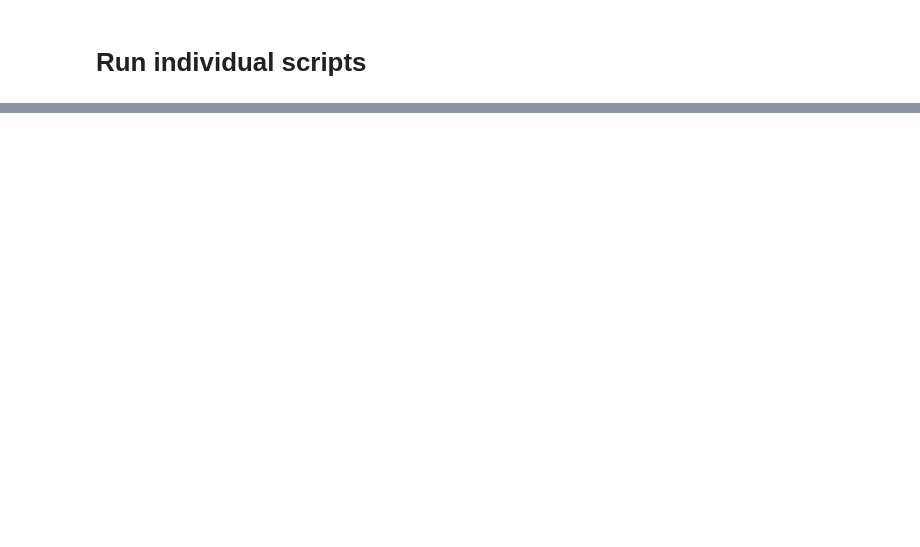
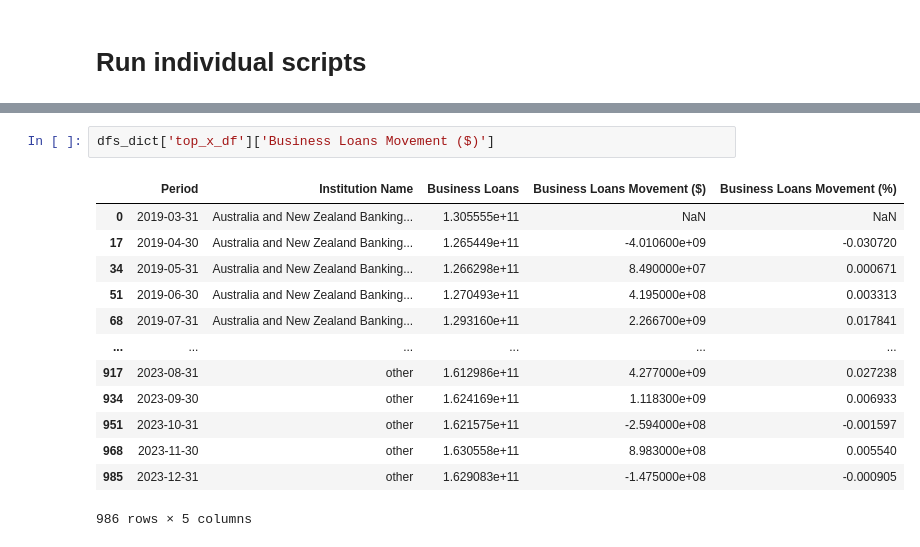
Before and after one commit to tyefraser/rba_monthly_adi_statistics_excel, a Jupyter notebook: streamlit.ipynb, the cells around one changed output, grey strips where cells are left out. Cells and saved outputs as stored; diff of their text form; blank space fills up the shorter version.

```diff
--- a/streamlit.ipynb
+++ b/streamlit.ipynb
@@ -1329,0 +494,16 @@ print(melted_df)
+# %%
+dfs_dict['top_x_df']['Business Loans Movement ($)']
+# %% [output]
+|  | Period | Institution Name | Business Loans | Business Loans Movement ($) | Business Loans Movement (%) |
+| 0 | 2019-03-31 | Australia and New Zealand Banking... | 1.305555e+11 | NaN | NaN |
+| 17 | 2019-04-30 | Australia and New Zealand Banking... | 1.265449e+11 | -4.010600e+09 | -0.030720 |
+| 34 | 2019-05-31 | Australia and New Zealand Banking... | 1.266298e+11 | 8.490000e+07 | 0.000671 |
+| 51 | 2019-06-30 | Australia and New Zealand Banking... | 1.270493e+11 | 4.195000e+08 | 0.003313 |
+| 68 | 2019-07-31 | Australia and New Zealand Banking... | 1.293160e+11 | 2.266700e+09 | 0.017841 |
+| ... | ... | ... | ... | ... | ... |
+| 917 | 2023-08-31 | other | 1.612986e+11 | 4.277000e+09 | 0.027238 |
+| 934 | 2023-09-30 | other | 1.624169e+11 | 1.118300e+09 | 0.006933 |
+| 951 | 2023-10-31 | other | 1.621575e+11 | -2.594000e+08 | -0.001597 |
+| 968 | 2023-11-30 | other | 1.630558e+11 | 8.983000e+08 | 0.005540 |
+| 985 | 2023-12-31 | other | 1.629083e+11 | -1.475000e+08 | -0.000905 |
+986 rows × 5 columns
```
Also changed, not shown: parts of 110 cells of this notebook, 22 other files.
